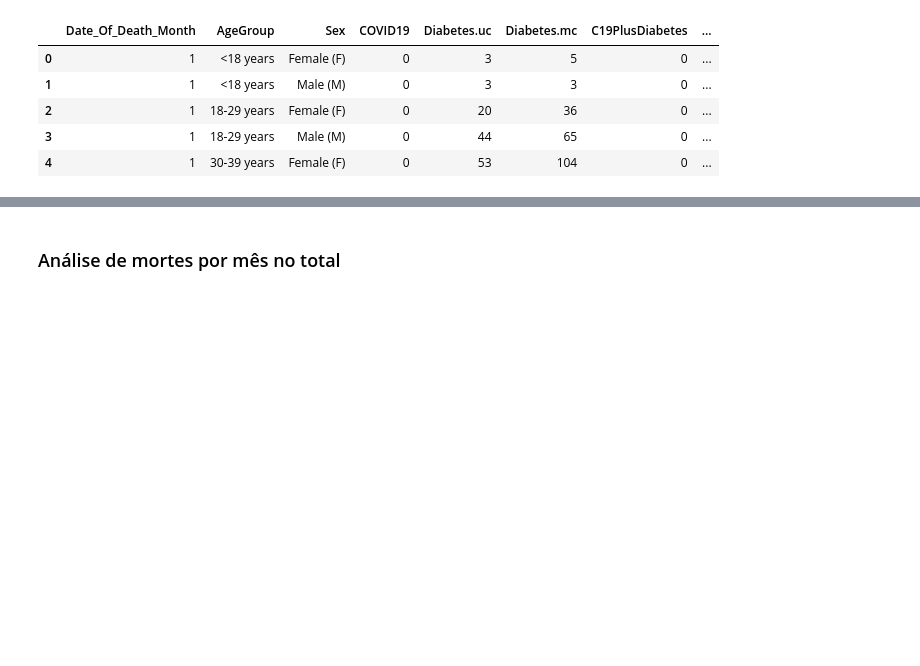
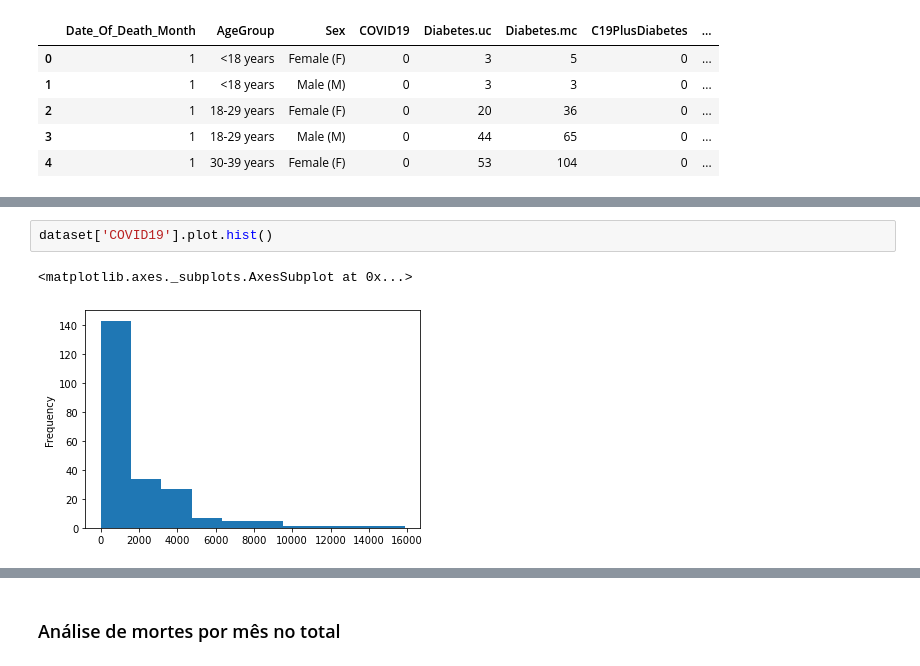
Before and after one commit to Giganoide01/Projeto_Analise_Dados_CinUFPE, a Jupyter notebook: projeto_iad.ipynb, the cells around one changed output, grey strips where cells are left out. Drawn from its saved outputs; the diff is of its cells as text; blank space fills up the shorter version.

```diff
--- a/projeto_iad.ipynb
+++ b/projeto_iad.ipynb
@@ -184,0 +237,5 @@ dataset.head()
+# %%
+dataset['COVID19'].plot.hist()
+# %% [output]
+<matplotlib.axes._subplots.AxesSubplot at 0x...>
+[figure, added]
```
Also changed, not shown: parts of 59 cells of this notebook.
